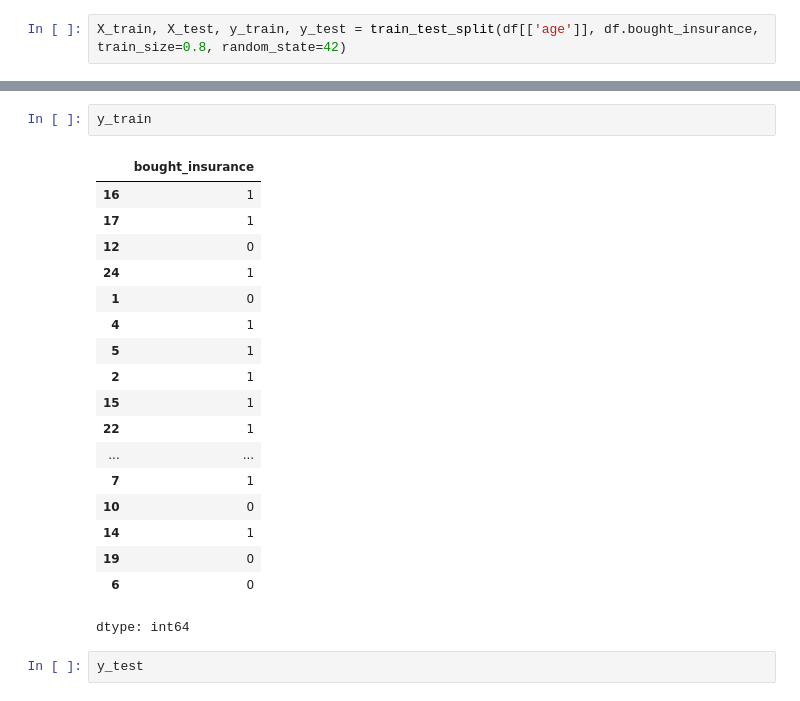
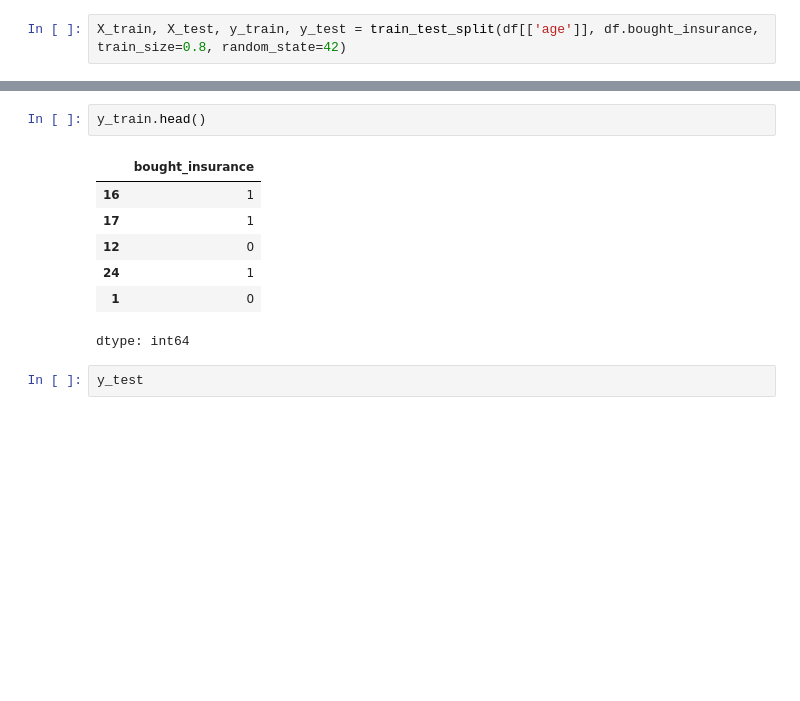
Before and after one commit to tasdid25/Machine-learning, a Jupyter notebook: Binary_logistic_regression.ipynb, the cells around one changed output, grey strips where cells are left out. Drawn from its saved outputs; the diff is of its cells as text; blank space fills up the shorter version.

```diff
--- a/Binary_logistic_regression.ipynb
+++ b/Binary_logistic_regression.ipynb
@@ -71,23 +48,12 @@ X_test
 # %%
-y_train
+y_train.head()
 # %% [output]
 |  | bought_insurance |
 | 16 | 1 |
 | 17 | 1 |
 | 12 | 0 |
 | 24 | 1 |
 | 1 | 0 |
-| 4 | 1 |
-| 5 | 1 |
-| 2 | 1 |
-| 15 | 1 |
-| 22 | 1 |
-| ... | ... |
-| 7 | 1 |
-| 10 | 0 |
-| 14 | 1 |
-| 19 | 0 |
-| 6 | 0 |
 dtype: int64
 # %%
 y_test
```
Also changed, not shown: parts of 3 cells of this notebook.
